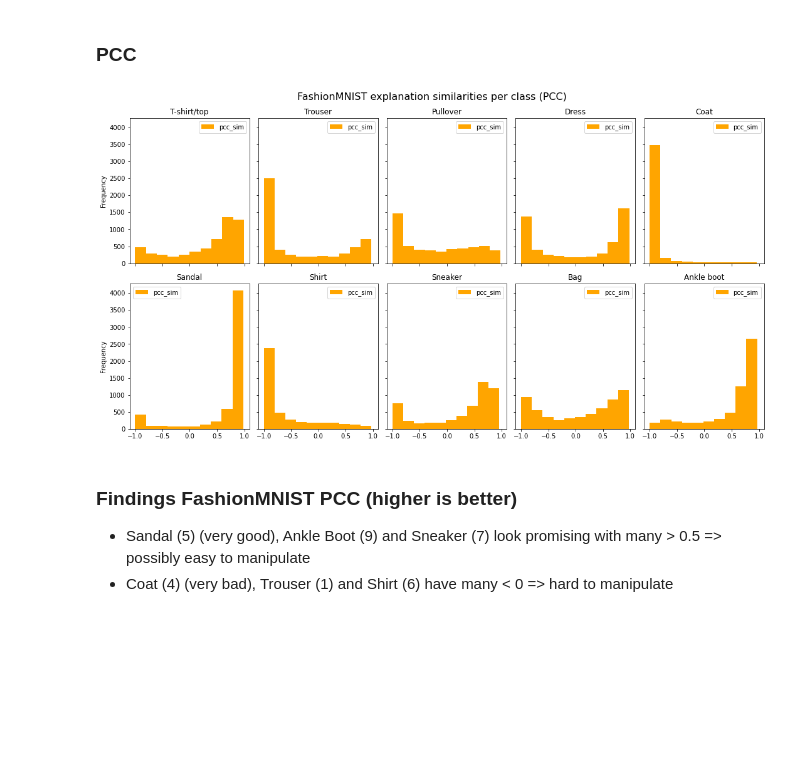
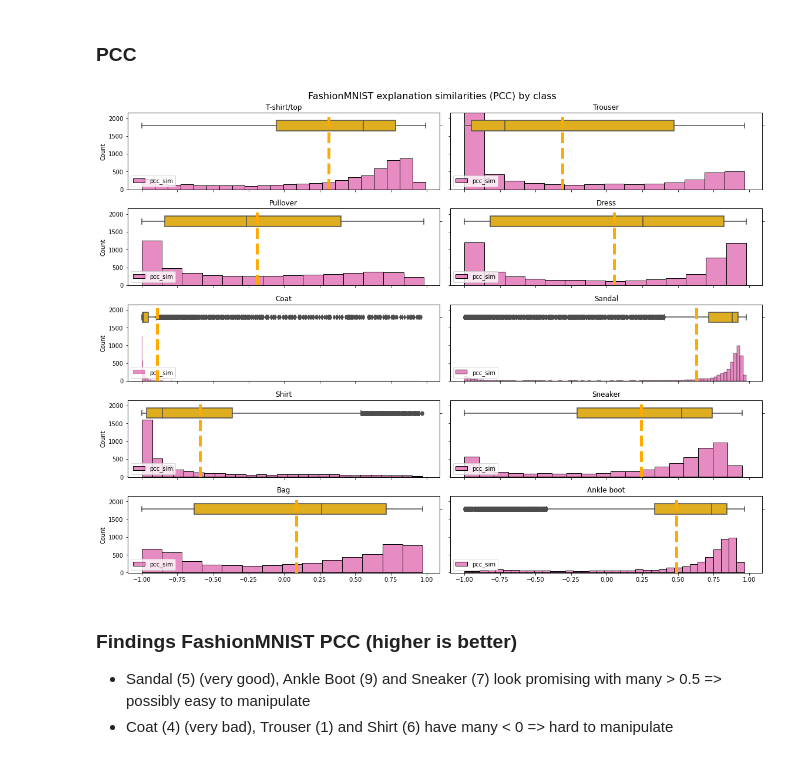
Before and after one commit to inovex/hiding-adversarial-attacks, a Jupyter notebook: notebooks/3_eda_pre_training_similarity_distribution.ipynb, the cells around one changed output. Cells and saved outputs as stored; diff of their text form; code cells hidden in the pictures; blank space fills up the shorter version.

```diff
--- a/notebooks/3_eda_pre_training_similarity_distribution.ipynb
+++ b/notebooks/3_eda_pre_training_similarity_distribution.ipynb
@@ -134,11 +183,12 @@ plot_similarities_histograms(group, "orig_label_name", "FashionMNIST explanation
 # %% [markdown]
 ### PCC
 # %%
-group = fashion_mnist_sim.sort_values(by="orig_label")[["pcc_sim",  "orig_label_name"]].groupby("orig_label_name", sort=False)
+group = fashion_mnist_sim.sort_values(by="orig_label")[["pcc_sim", "orig_label_name"]].groupby("orig_label_name", sort=False)
+means = group.mean().values.flatten()
+
+plot_similarities_kde_with_boxplot(group, "pcc_sim", "FashionMNIST explanation similarities (PCC) by class", means, log_x=False, ylim_factor=1.09)
+# %% [output]
+[figure, added]
-# %%
-plot_similarities_histograms(group, "orig_label_name", "FashionMNIST explanation similarities per class (PCC)", log=False, color="orange")
-# %% [output]
-[figure, removed]
 # %% [markdown]
 ### Findings FashionMNIST PCC (higher is better)
 * Sandal (5) (very good), Ankle Boot (9) and Sneaker (7) look promising with many > 0.5 => possibly easy to manipulate
```
Also changed, not shown: parts of 13 cells of this notebook.
